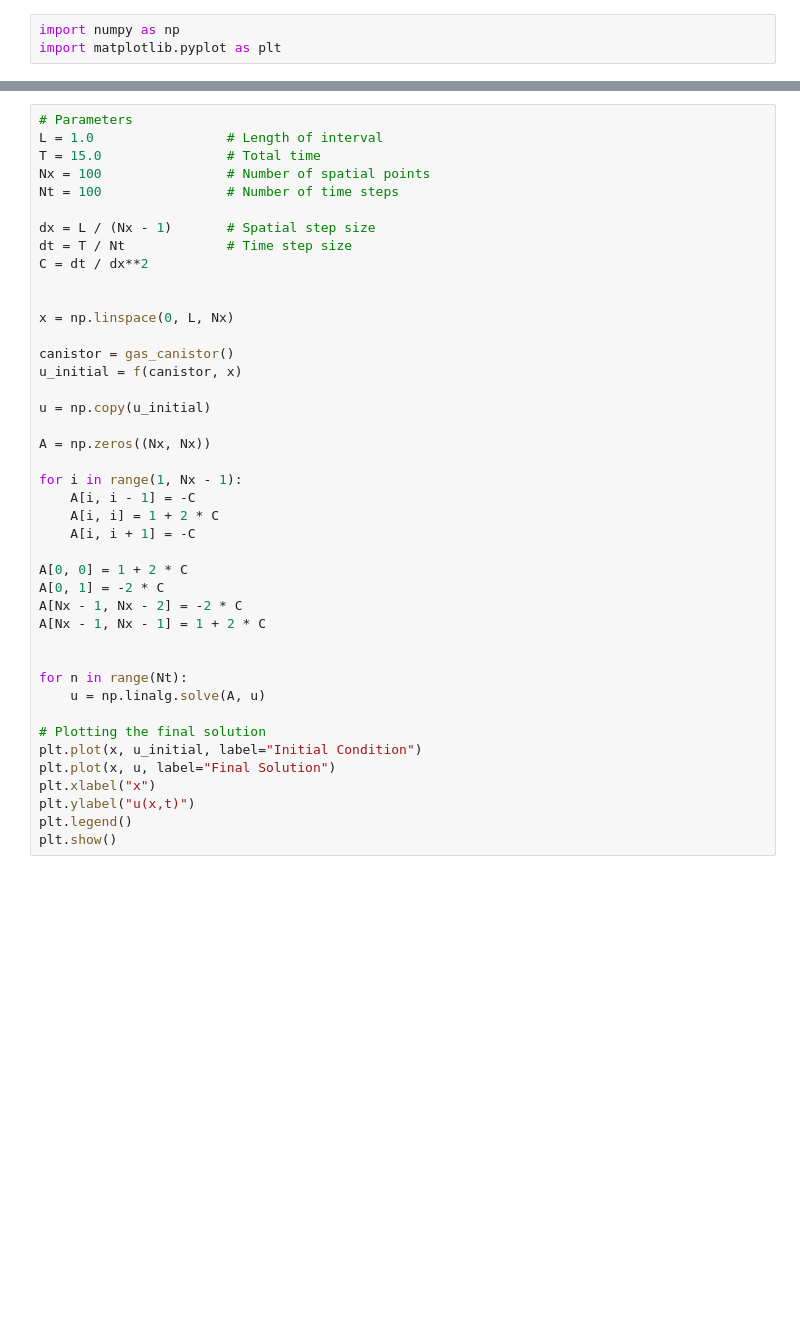
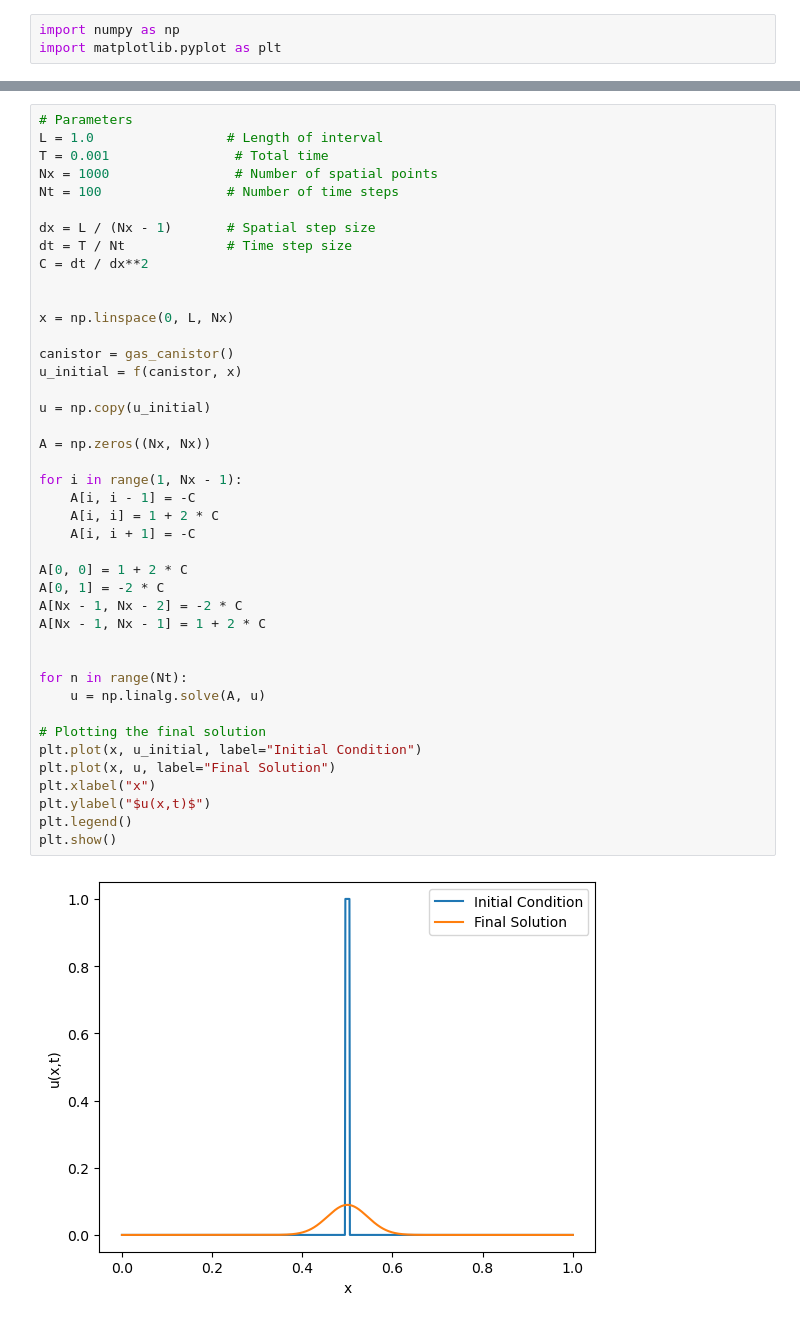
Before and after one commit to abhirao-03/hazardous-materials, a Jupyter notebook: abhi/heat.ipynb, the cells around one changed output, grey strips where cells are left out. Drawn from its saved outputs; the diff is of its cells as text; blank space fills up the shorter version.

```diff
--- a/abhi/heat.ipynb
+++ b/abhi/heat.ipynb
@@ -28,8 +29,8 @@ plt.savefig("toy_problem_initial_concentration.svg")
 # %%
 # Parameters
 L = 1.0                 # Length of interval
-T = 15.0                # Total time
-Nx = 100                # Number of spatial points
+T = 0.001                # Total time
+Nx = 1000                # Number of spatial points
 Nt = 100                # Number of time steps
 
 dx = L / (Nx - 1)       # Spatial step size
@@ -39,31 +40,33 @@ C = dt / dx**2
 
 x = np.linspace(0, L, Nx)
 
 canistor = gas_canistor()
 u_initial = f(canistor, x)
 
 u = np.copy(u_initial)
 
 A = np.zeros((Nx, Nx))
 
 for i in range(1, Nx - 1):
     A[i, i - 1] = -C
     A[i, i] = 1 + 2 * C
     A[i, i + 1] = -C
 
 A[0, 0] = 1 + 2 * C
 A[0, 1] = -2 * C
 A[Nx - 1, Nx - 2] = -2 * C
 A[Nx - 1, Nx - 1] = 1 + 2 * C
 
 
 for n in range(Nt):
     u = np.linalg.solve(A, u)
 
 # Plotting the final solution
 plt.plot(x, u_initial, label="Initial Condition")
 plt.plot(x, u, label="Final Solution")
 plt.xlabel("x")
-plt.ylabel("u(x,t)")
+plt.ylabel("$u(x,t)$")
 plt.legend()
 plt.show()
+# %% [output]
+[figure, added]
```
Also changed, not shown: parts of 3 cells of this notebook, 1 other file.
